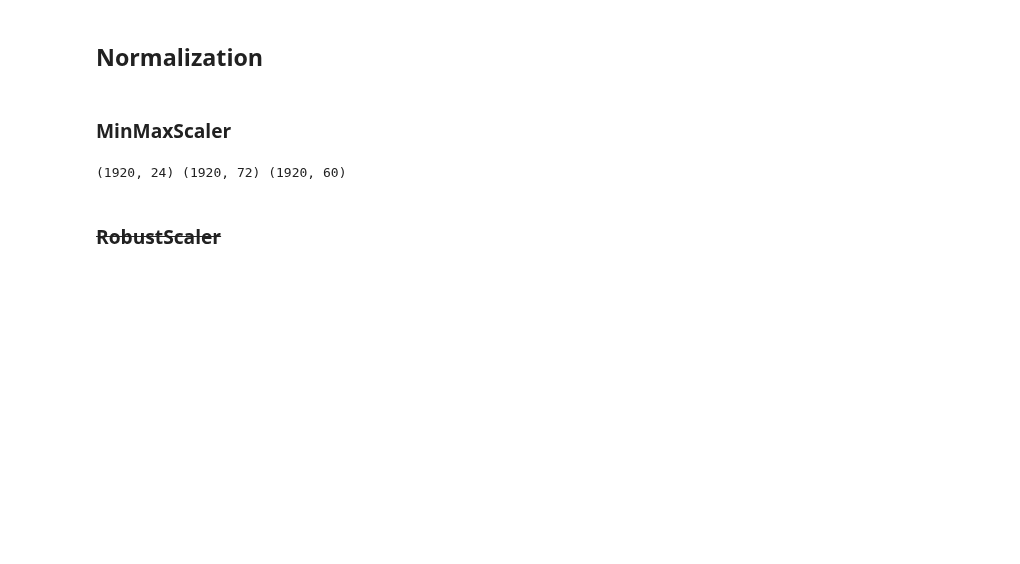
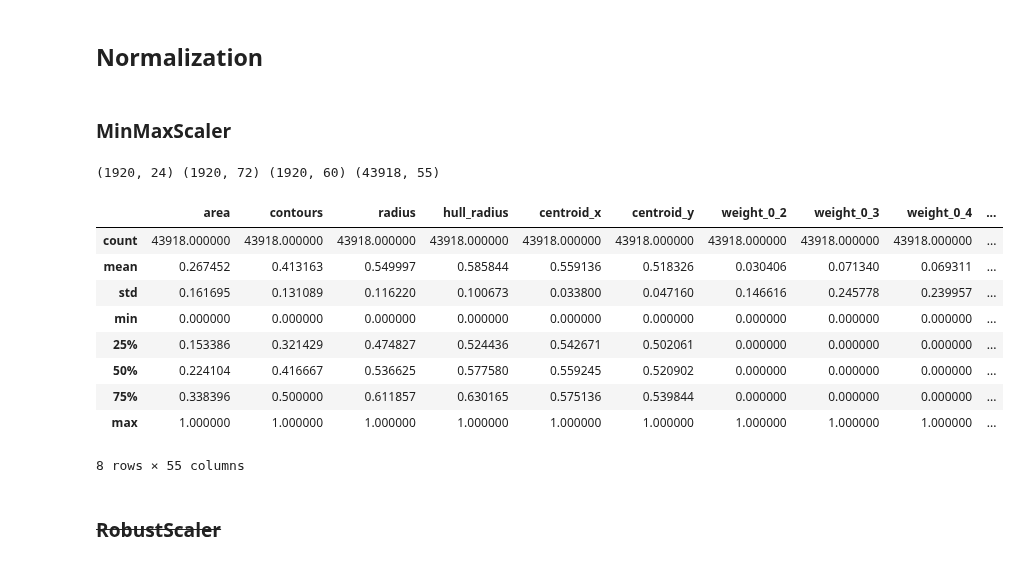
Before and after one commit to jsmienk/IML, a Jupyter notebook: notebooks/preprocessing_tryouts.ipynb, the cells around one changed output. Cells and saved outputs as stored; diff of their text form; code cells hidden in the pictures; blank space fills up the shorter version.

```diff
--- a/notebooks/preprocessing_tryouts.ipynb
+++ b/notebooks/preprocessing_tryouts.ipynb
@@ -88,9 +124,12 @@ data_v4.describe()
 ## Normalization
 # %%
 less_columns = data_clean_manual.columns.values
-columns = data_v4.columns.values
+columns_v4 = data_v4.columns.values
+columns_v5 = data_v5.columns.values
 columns_to_not_normalize = ['num_holes', 'label']
-columns_to_normalize = [c for c in columns if not c in columns_to_not_normalize]
+
+columns_v4_to_normalize = [c for c in columns_v4 if not c in columns_to_not_normalize]
+columns_v5_to_normalize = [c for c in columns_v5 if not c in columns_to_not_normalize]
 less_columns_to_normalize = [c for c in less_columns if not c in columns_to_not_normalize]
 
 def scale(data, scaler, columns):
@@ -100,18 +139,32 @@ def scale(data, scaler, columns):
 # %%
 from sklearn.preprocessing import MinMaxScaler
 
 minmaxscaled = data_clean_manual.copy()
 minmaxscaled[less_columns_to_normalize] = scale(data_clean_manual, MinMaxScaler(), less_columns_to_normalize)
 
 minmaxscaled_ext = data_ext_clean_manual.copy()
-minmaxscaled_ext[columns_to_normalize] = scale(data_ext_clean_manual, MinMaxScaler(), columns_to_normalize)
+minmaxscaled_ext[columns_v4_to_normalize] = scale(data_ext_clean_manual, MinMaxScaler(), columns_v4_to_normalize)
 
 scaled_v4 = data_v4.copy()
-scaled_v4[columns_to_normalize] = scale(data_v4, MinMaxScaler(), columns_to_normalize)
+scaled_v4[columns_v4_to_normalize] = scale(data_v4, MinMaxScaler(), columns_v4_to_normalize)
 
-print minmaxscaled.shape, minmaxscaled_ext.shape, scaled_v4.shape
+scaled_v5 = data_v5.copy()
+scaled_v5[columns_v5_to_normalize] = scale(data_v5, MinMaxScaler(), columns_v5_to_normalize)
+
+print minmaxscaled.shape, minmaxscaled_ext.shape, scaled_v4.shape, scaled_v5.shape
+scaled_v5.describe()
 # %% [output]
-(1920, 24) (1920, 72) (1920, 60)
+(1920, 24) (1920, 72) (1920, 60) (43918, 55)
+|  | area | contours | radius | hull_radius | centroid_x | centroid_y | weight_0_2 | weight_0_3 | weight_0_4 | ... |
+| count | 43918.000000 | 43918.000000 | 43918.000000 | 43918.000000 | 43918.000000 | 43918.000000 | 43918.000000 | 43918.000000 | 43918.000000 | ... |
+| mean | 0.267452 | 0.413163 | 0.549997 | 0.585844 | 0.559136 | 0.518326 | 0.030406 | 0.071340 | 0.069311 | ... |
+| std | 0.161695 | 0.131089 | 0.116220 | 0.100673 | 0.033800 | 0.047160 | 0.146616 | 0.245778 | 0.239957 | ... |
+| min | 0.000000 | 0.000000 | 0.000000 | 0.000000 | 0.000000 | 0.000000 | 0.000000 | 0.000000 | 0.000000 | ... |
+| 25% | 0.153386 | 0.321429 | 0.474827 | 0.524436 | 0.542671 | 0.502061 | 0.000000 | 0.000000 | 0.000000 | ... |
+| 50% | 0.224104 | 0.416667 | 0.536625 | 0.577580 | 0.559245 | 0.520902 | 0.000000 | 0.000000 | 0.000000 | ... |
+| 75% | 0.338396 | 0.500000 | 0.611857 | 0.630165 | 0.575136 | 0.539844 | 0.000000 | 0.000000 | 0.000000 | ... |
+| max | 1.000000 | 1.000000 | 1.000000 | 1.000000 | 1.000000 | 1.000000 | 1.000000 | 1.000000 | 1.000000 | ... |
+8 rows × 55 columns
 # %% [markdown]
 ### ~~RobustScaler~~
 # %%
```
Also changed, not shown: parts of 13 cells of this notebook, 4 other files.
